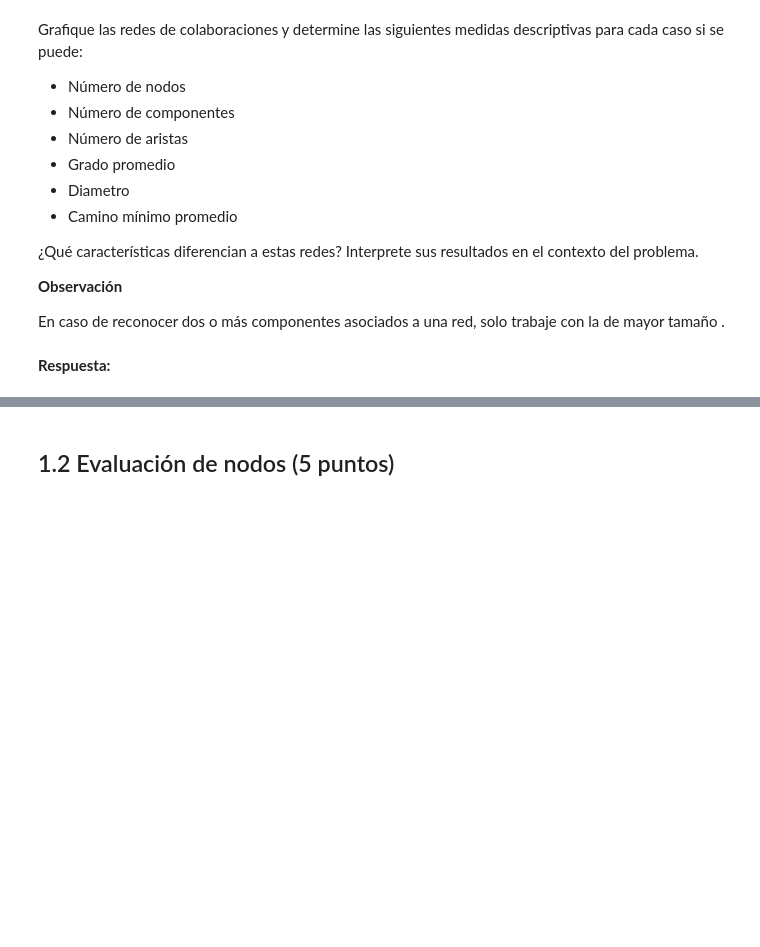
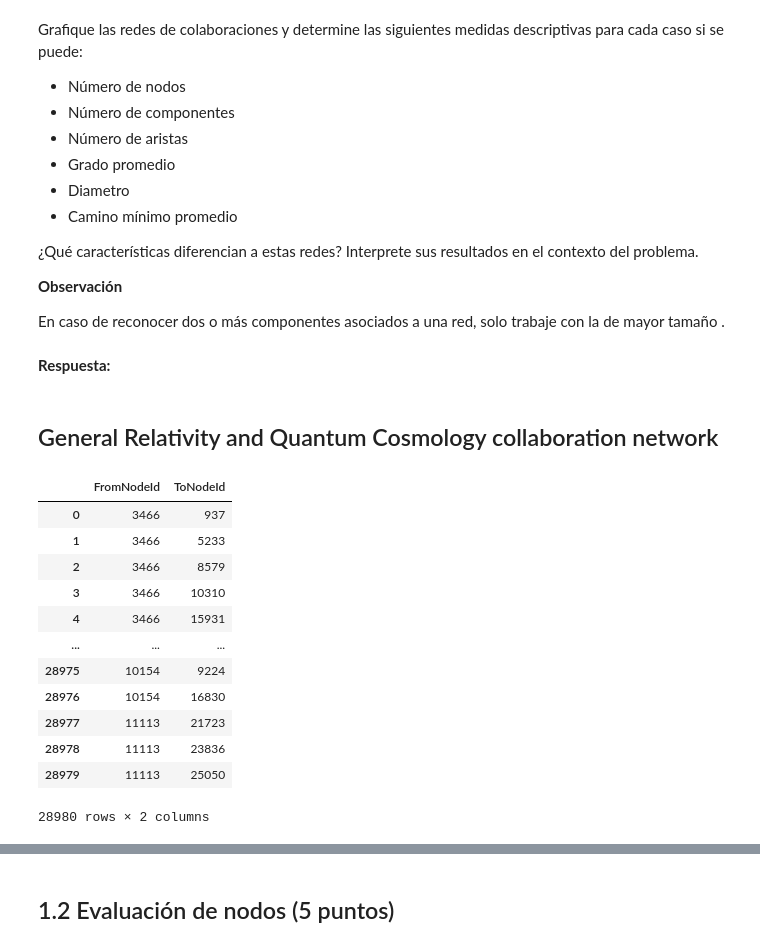
Before and after one commit to bcerdam/gml-t1, a Jupyter notebook: Enunciado_GNN_Tarea_1_2025_2.ipynb, the cells around one changed output, grey strips where cells are left out. Cells and saved outputs as stored; diff of their text form; code cells hidden in the pictures; blank space fills up the shorter version.

```diff
--- a/Enunciado_GNN_Tarea_1_2025_2.ipynb
+++ b/Enunciado_GNN_Tarea_1_2025_2.ipynb
@@ -64,3 +64,5 @@ Grafique las redes de colaboraciones y determine las siguientes medidas descript
 En caso de reconocer dos o más componentes asociados a una red, solo trabaje con la de mayor tamaño .
 # %% [markdown]
 **Respuesta:**
+# %% [markdown]
+## General Relativity and Quantum Cosmology collaboration network ##
@@ -66,0 +73,16 @@ En caso de reconocer dos o más componentes asociados a una red, solo trabaje co
+# %%
+f
+# %% [output]
+|  | FromNodeId | ToNodeId |
+| 0 | 3466 | 937 |
+| 1 | 3466 | 5233 |
+| 2 | 3466 | 8579 |
+| 3 | 3466 | 10310 |
+| 4 | 3466 | 15931 |
+| ... | ... | ... |
+| 28975 | 10154 | 9224 |
+| 28976 | 10154 | 16830 |
+| 28977 | 11113 | 21723 |
+| 28978 | 11113 | 23836 |
+| 28979 | 11113 | 25050 |
+28980 rows × 2 columns
```
Also changed, not shown: parts of 12 cells of this notebook.
